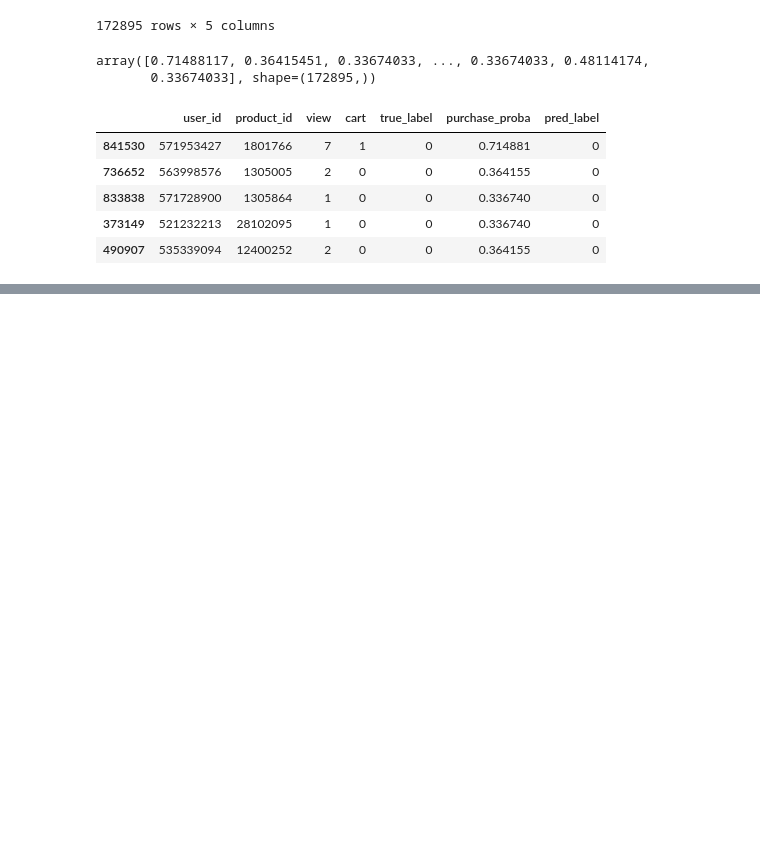
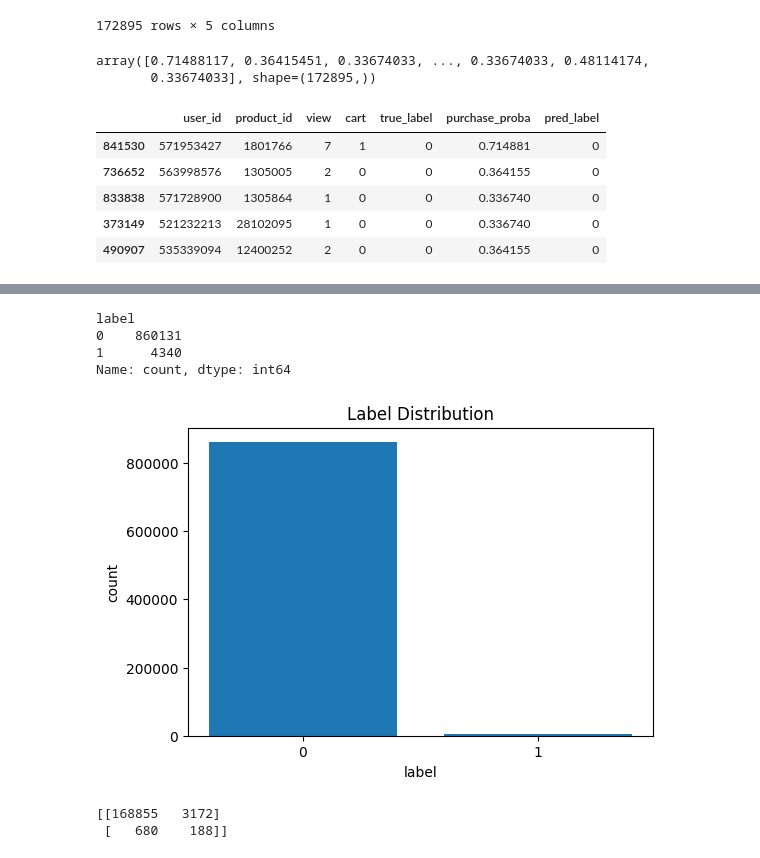
Before and after one commit to Mark-jing951/ecommerce-behavior-data-from-multi-category-stor, a Jupyter notebook: Purchase Prediction.ipynb, the cells around one changed output, grey strips where cells are left out. Cells and saved outputs as stored; diff of their text form; code cells hidden in the pictures; blank space fills up the shorter version.

Commit message:
rename files to English, add visualization charts

```diff
--- a/Purchase Prediction.ipynb
+++ b/Purchase Prediction.ipynb
@@ -820,0 +868,28 @@ high_prob_df.head(20)
+# %%
+model_df["label"].value_counts()
+# %% [output]
+label
+0    860131
+1      4340
+Name: count, dtype: int64
+# %%
+import matplotlib.pyplot as plt
+
+label_counts = model_df["label"].value_counts().sort_index()
+
+plt.figure(figsize = (6, 4))
+plt.bar(label_counts.index.astype(str), label_counts.values)
+plt.xlabel("label")
+plt.ylabel("count")
+plt.title("Label Distribution")
+plt.savefig("Label_Distribution.png", dpi = 200, bbox_inches="tight")
+plt.show()
+# %% [output]
+[figure, added]
+# %%
+from sklearn.metrics import confusion_matrix
+cm = confusion_matrix(y_test, y_pred)
+print(cm)
+# %% [output]
+[[168855   3172]
+ [   680    188]]
```
Also changed, not shown: parts of 9 cells of this notebook, 8 other files.
